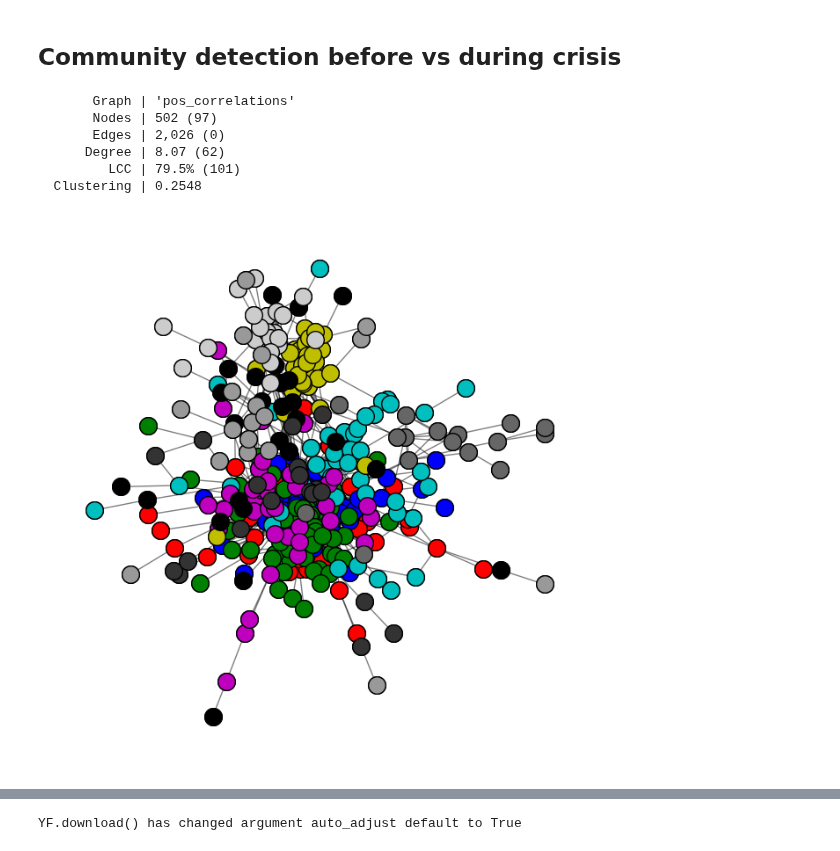
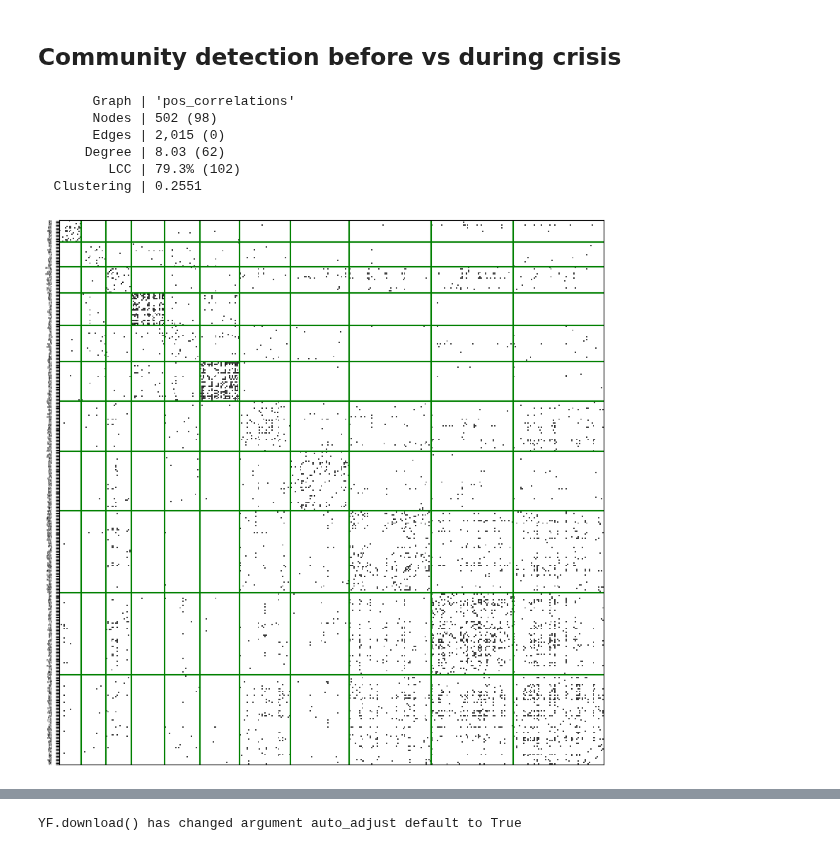
Before and after one commit to HSellis/INA-Project, a Jupyter notebook: crisis_analysis.ipynb, the cells around one changed output, grey strips where cells are left out. Drawn from its saved outputs; the diff is of its cells as text; code cells hidden in the pictures.

```diff
--- a/crisis_analysis.ipynb
+++ b/crisis_analysis.ipynb
@@ -175,21 +179,20 @@ def clustering(G, cluster_def):
 # %%
 before_crisis = df_covid.loc["2020-01-01": "2020-02-01"]
 before_crisis_correlations = before_crisis.corr()
 before_crisis_correlations
 
 stocks_info = get_sp500_stocks_info()
 G_pos, G_neg = correlation_to_pos_neg_graphs(before_crisis_correlations, stocks_info, 0.7)
 info(G_pos)
 
 lcc = LCC(G_pos)
 communities = clustering(lcc, "sector")
-viz.plot_network_clusters(lcc, communities, nx.spring_layout(lcc))
 plot_block_model(lcc, communities, save_file=False)
 # %% [output]
        Graph | 'pos_correlations'
-       Nodes | 502 (97)
-       Edges | 2,026 (0)
-      Degree | 8.07 (62)
-         LCC | 79.5% (101)
-  Clustering | 0.2548
+       Nodes | 502 (98)
+       Edges | 2,015 (0)
+      Degree | 8.03 (62)
+         LCC | 79.3% (102)
+  Clustering | 0.2551
-[figure, old version]
+[figure, new version]
```
Also changed, not shown: parts of 10 cells of this notebook.
